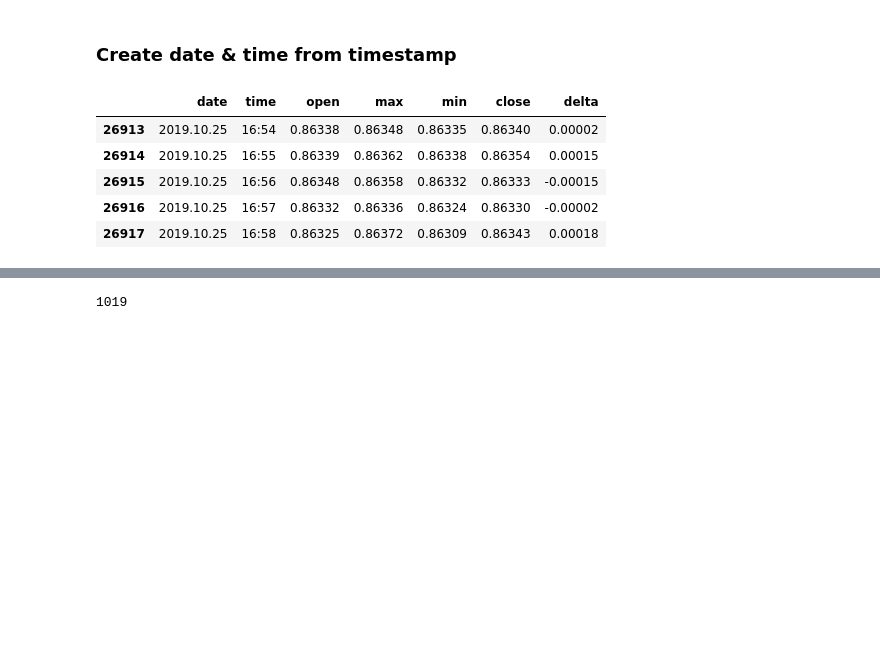
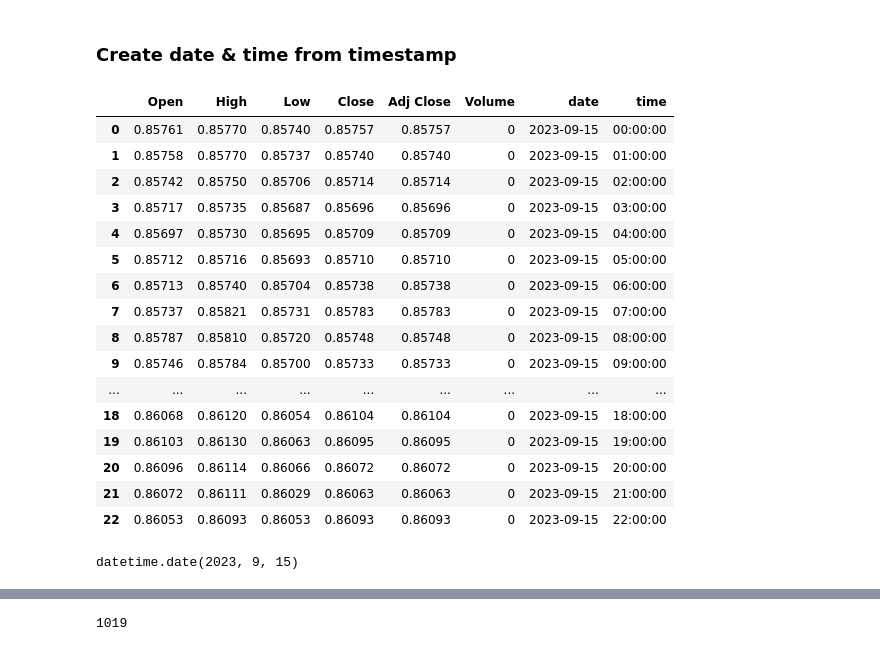
Before and after one commit to mojtaba-peyrovi/stock_trading_ml_experiment, a Jupyter notebook: EURGBP.ipynb, the cells around one changed output, grey strips where cells are left out. Cells and saved outputs as stored; diff of their text form; code cells hidden in the pictures; blank space fills up the shorter version.

```diff
--- a/EURGBP.ipynb
+++ b/EURGBP.ipynb
@@ -32,0 +14,8 @@ EURGBP_data.head()
+# %%
+PAIR = 'EURGBP'
+START = '2022-01-01'
+END = '2023-09-16'
+# %%
+df_hourly = get_small_frequencies(PAIR, period='120', interval='1h')
+df_hourly = df_hourly.reset_index()
+df_hourly.tail()
@@ -38,12 +32,3 @@ EURGBP_data.head()
 # %%
-# euroUSD_data['date'] = euroUSD_data.timestamp.apply(lambda x: x.date())
-# euroUSD_data['time'] = euroUSD_data.timestamp.apply(lambda x: x.time())
+df_hourly['date'] = df_hourly.Datetime.apply(lambda x: x.date())
+df_hourly['time'] = df_hourly.Datetime.apply(lambda x: x.time())
-# %%
-EURGBP_data.tail()
-# %% [output]
-|  | date | time | open | max | min | close | delta |
-| 26913 | 2019.10.25 | 16:54 | 0.86338 | 0.86348 | 0.86335 | 0.86340 | 0.00002 |
-| 26914 | 2019.10.25 | 16:55 | 0.86339 | 0.86362 | 0.86338 | 0.86354 | 0.00015 |
-| 26915 | 2019.10.25 | 16:56 | 0.86348 | 0.86358 | 0.86332 | 0.86333 | -0.00015 |
-| 26916 | 2019.10.25 | 16:57 | 0.86332 | 0.86336 | 0.86324 | 0.86330 | -0.00002 |
-| 26917 | 2019.10.25 | 16:58 | 0.86325 | 0.86372 | 0.86309 | 0.86343 | 0.00018 |
@@ -52,2 +35,28 @@ EURGBP_data.tail()
+# %%
+df_hourly.drop('Datetime', axis=1, inplace=True)
+# %%
+df_hourly.tail(35)
+# %% [output]
+|  | Open | High | Low | Close | Adj Close | Volume | date | time |
+| 0 | 0.85761 | 0.85770 | 0.85740 | 0.85757 | 0.85757 | 0 | 2023-09-15 | 00:00:00 |
+| 1 | 0.85758 | 0.85770 | 0.85737 | 0.85740 | 0.85740 | 0 | 2023-09-15 | 01:00:00 |
+| 2 | 0.85742 | 0.85750 | 0.85706 | 0.85714 | 0.85714 | 0 | 2023-09-15 | 02:00:00 |
+| 3 | 0.85717 | 0.85735 | 0.85687 | 0.85696 | 0.85696 | 0 | 2023-09-15 | 03:00:00 |
+| 4 | 0.85697 | 0.85730 | 0.85695 | 0.85709 | 0.85709 | 0 | 2023-09-15 | 04:00:00 |
+| 5 | 0.85712 | 0.85716 | 0.85693 | 0.85710 | 0.85710 | 0 | 2023-09-15 | 05:00:00 |
+| 6 | 0.85713 | 0.85740 | 0.85704 | 0.85738 | 0.85738 | 0 | 2023-09-15 | 06:00:00 |
+| 7 | 0.85737 | 0.85821 | 0.85731 | 0.85783 | 0.85783 | 0 | 2023-09-15 | 07:00:00 |
+| 8 | 0.85787 | 0.85810 | 0.85720 | 0.85748 | 0.85748 | 0 | 2023-09-15 | 08:00:00 |
+| 9 | 0.85746 | 0.85784 | 0.85700 | 0.85733 | 0.85733 | 0 | 2023-09-15 | 09:00:00 |
+| ... | ... | ... | ... | ... | ... | ... | ... | ... |
+| 18 | 0.86068 | 0.86120 | 0.86054 | 0.86104 | 0.86104 | 0 | 2023-09-15 | 18:00:00 |
+| 19 | 0.86103 | 0.86130 | 0.86063 | 0.86095 | 0.86095 | 0 | 2023-09-15 | 19:00:00 |
+| 20 | 0.86096 | 0.86114 | 0.86066 | 0.86072 | 0.86072 | 0 | 2023-09-15 | 20:00:00 |
+| 21 | 0.86072 | 0.86111 | 0.86029 | 0.86063 | 0.86063 | 0 | 2023-09-15 | 21:00:00 |
+| 22 | 0.86053 | 0.86093 | 0.86053 | 0.86093 | 0.86093 | 0 | 2023-09-15 | 22:00:00 |
+# %%
+df_hourly.date.min()
+# %% [output]
+datetime.date(2023, 9, 15)
 # %%
 EURGBP_data_tst = EURGBP_data[EURGBP_data['date']=="2019.10.25"].reset_index()
```
Also changed, not shown: parts of 11 cells of this notebook, 3 other files.
